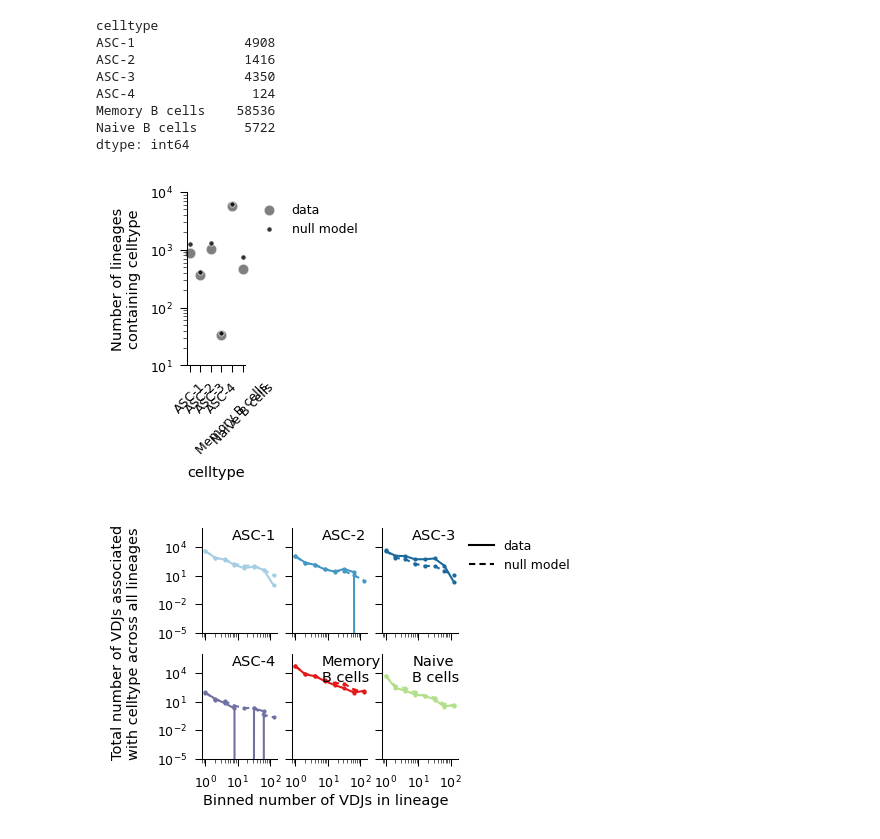
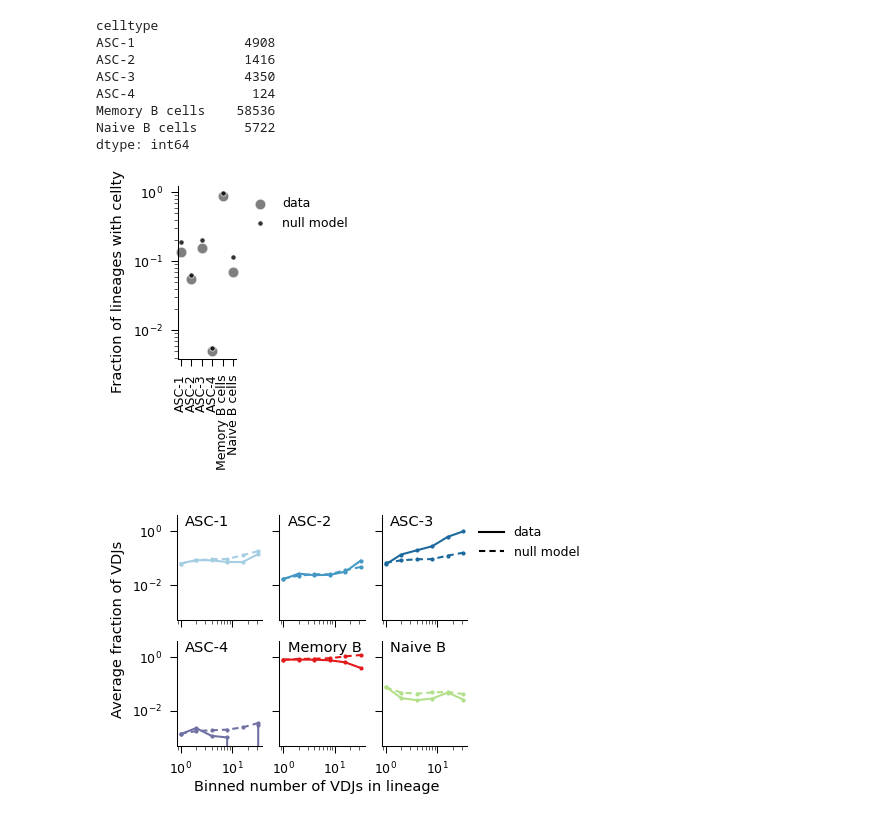
Before and after one commit to michael-swift/Bcell_memory_formation, a Jupyter notebook: analysis/main_text_and_ed_figure_notebooks/differentiation_rates.ipynb, the cells around one changed output. Saved outputs shown, nothing was run; the diff lists cells and outputs as text; code cells hidden in the pictures.

```diff
--- a/analysis/main_text_and_ed_figure_notebooks/differentiation_rates.ipynb
+++ b/analysis/main_text_and_ed_figure_notebooks/differentiation_rates.ipynb
@@ -611,46 +599,51 @@ dtype: int64
 # %%
 fig, ax = plt.subplots(figsize=(0.5,1.5))
 at_least_2 = empirical_count_any.index.map(lineage_sizes) > 1
-g=sns.scatterplot(empirical_count_any[at_least_2].sum(axis=0),marker='o', color='k', label='data', ax=ax, alpha=0.5, clip_on=False)
+n_lineages = at_least_2.sum()
+g=sns.scatterplot(empirical_count_any[at_least_2].sum(axis=0)/n_lineages, marker='o', color='k', label='data', ax=ax, alpha=0.5, clip_on=False)
 at_least_2 = prob_any_in_lineage.index.map(lineage_sizes) > 1
-sns.scatterplot(prob_any_in_lineage[at_least_2].sum(axis=0),marker='.', color='k', label='null model', ax=ax, alpha=0.8, clip_on=False)
+n_lineages = at_least_2.sum()
+sns.scatterplot(prob_any_in_lineage[at_least_2].sum(axis=0)/n_lineages, marker='.', color='k', label='null model', ax=ax, alpha=0.8, clip_on=False)
 
 sns.move_legend(g, loc='upper left', bbox_to_anchor=(1,1), frameon=False)
 ax.set_yscale('log')
-ax.set_xticklabels(ax.get_xticklabels(), rotation=45)
-ax.set_ylim([10,10**4])
+ax.set_xlabel('')
+ax.set_xticklabels(ax.get_xticklabels(), rotation=90)
+# ax.set_ylim([10,10**4])
 sns.despine(fig)
-ax.set_ylabel('Number of lineages\ncontaining celltype')
-# fig.tight_layout()
-fig.savefig(f'{FIGURE_OUTDIR}/lineage_compostion_celltype_any_cells.pdf')
+ax.set_ylabel('Fraction of lineages with celltype')
+fig.tight_layout()
+fig.savefig(f'{FIGURE_OUTDIR}/lineage_compostion_celltype_any_cells.pdf', bbox_inches='tight')
 # %% [output]
-[figure, old version]
+[figure, new version]
 # %%
-fig, axes = plt.subplots(2,3,figsize=(2.2,2), sharex=True, sharey=True)
+fig, axes = plt.subplots(2,3,figsize=(2.5,2), sharex=True, sharey=True)
 axes = axes.flatten()
 i = 0
+
+filter_on = (2**np.round(np.log(lineage_sizes)/np.log(2))).value_counts() > 20
 for col in expected_cells_data.columns:
     if col == 'lineage_size':
         continue
     else:
         ax = axes[i]
         i+=1
-    title = col.split(" ")[0]+"\n" + " ".join(col.split(" ")[1:])
-    ax.text(0.4,1.,title, transform=ax.transAxes,fontsize=7,va='top', ha='left')
-    ax.plot(expected_cells_data[col],'o-', color=bcelltype_colors_alt[col],markersize=1)
-    line1, = ax.plot(expected_cells_model[col],'o-', color=bcelltype_colors_alt[col],markersize=1)
+    title = col.strip('cells') #col.split(" ")[0]+ + " ".join(col.split(" ")[1:])
+    ax.text(0.1,1.,title, transform=ax.transAxes,fontsize=7,va='top', ha='left')
+    ax.plot(expected_cells_data.loc[filter_on,col]/expected_cells_data.loc[filter_on,'lineage_size'],'o-', color=bcelltype_colors_alt[col],markersize=1)
+    line1, = ax.plot(expected_cells_model.loc[filter_on, col]/expected_cells_model.loc[filter_on, 'lineage_size'],'o-', color=bcelltype_colors_alt[col],markersize=1)
     line1.set_dashes((3,2))
     ax.set_yscale('log')
     ax.set_xscale('log')
 fig.supxlabel('Binned number of VDJs in lineage', fontsize=7, y = -0.05)
-fig.supylabel('Total number of VDJs associated\nwith celltype across all lineages', fontsize=7, x=-0.15)
+fig.supylabel('Average fraction of VDJs', fontsize=7, x=-0.05)
 axes[2].plot([],[], color='k', label='data')
 line1,  = axes[2].plot([],[], color='k', label='null model')
 line1.set_dashes((3,2))
 axes[2].legend(loc='upper left', bbox_to_anchor=(1,1), frameon=False)
 sns.despine(fig)
-axes[0].set_ylim([10**-5,10**6])
+axes[0].set_ylim([.5*10**-3,4])
 # fig.tight_layout()
 fig.savefig(f'{FIGURE_OUTDIR}/lineage_compostion_celltype_total_cells.pdf', bbox_inches='tight')
 # %% [output]
-[figure, old version]
+[figure, new version]
```
Also changed, not shown: parts of 3 cells of this notebook, 6 other files.
